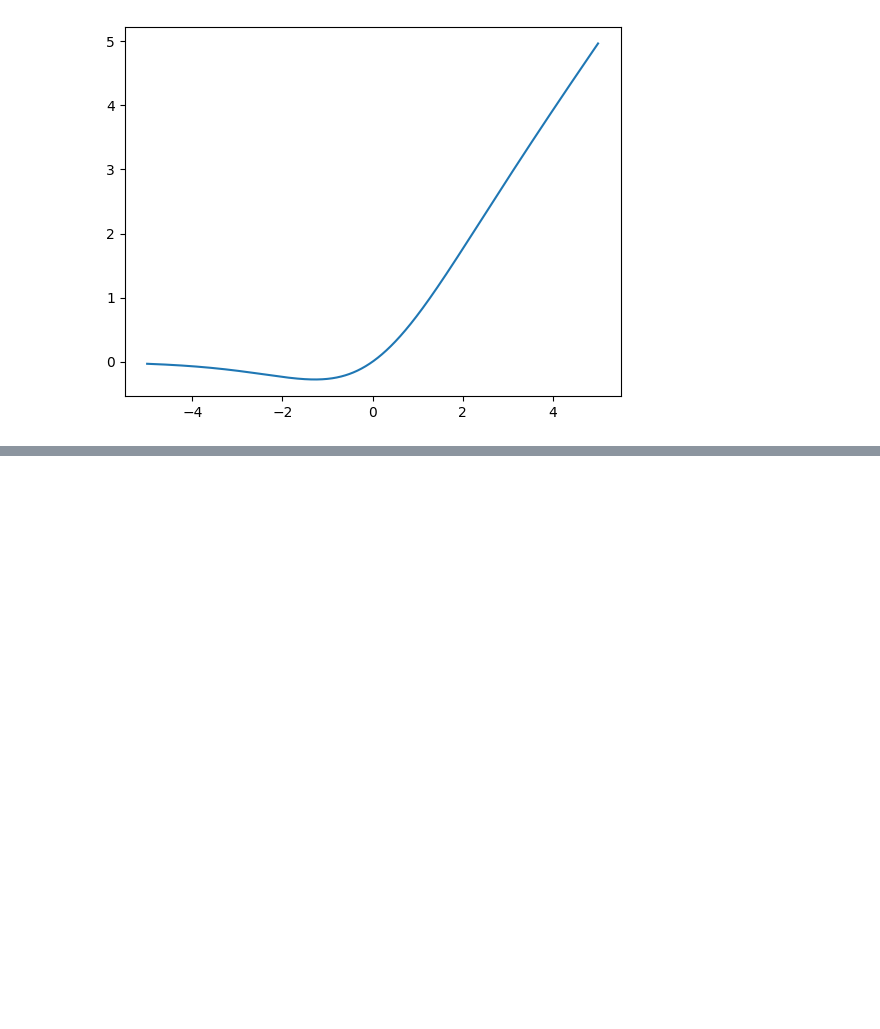
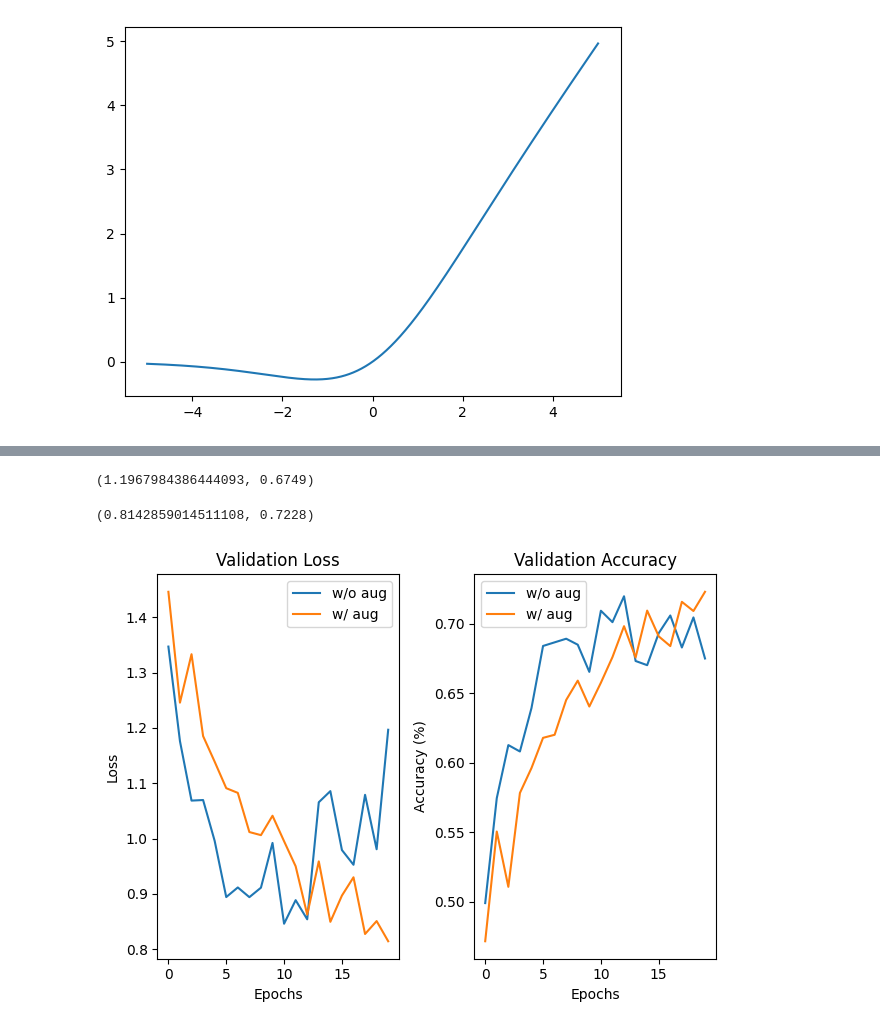
Before and after one commit to 100-hours-a-week/KTB4-grant-AI, a Jupyter notebook: 04/weekly_challenge.ipynb, the cells around one changed output, grey strips where cells are left out. Drawn from its saved outputs; the diff is of its cells as text; code cells hidden in the pictures; blank space fills up the shorter version.

```diff
--- a/04/weekly_challenge.ipynb
+++ b/04/weekly_challenge.ipynb
@@ -148,0 +319,8 @@ plt.show()
+# %%
+in_chans = hyper_params["in_chans"]
+embed_dim = hyper_params["embed_dim"]
+n_classes = hyper_params["n_classes"]
+
+# 모델 초기화
+mlp = MLP(in_chans=in_chans, hidden_size=embed_dim, n_classes=n_classes).to(device)
+cnn = SimpleCNN(in_chans=in_chans, embed_dim=embed_dim, n_classes=n_classes).to(device)
@@ -148,0 +380,57 @@ plt.show()
+# %%
+lr = hyper_params["lr"]
+weight_decay = hyper_params["weight_decay"]
+
+# CNN(증강 X) 학습 및 평가
+optimizer = optim.AdamW(cnn.parameters(), lr=lr, weight_decay=weight_decay)
+criterion = nn.CrossEntropyLoss()
+
+val_losses, val_accs = [], []
+for _ in range(epochs):
+    train_one_epoch(cnn, criterion, train_dataloader, optimizer)
+    val_loss, val_acc = evaluate(cnn, eval_dataloader, criterion, device)
+    val_losses.append(val_loss)
+    val_accs.append(val_acc)
+val_losses[-1], val_accs[-1]
+# %% [output]
+(1.1967984386444093, 0.6749)
+# %%
+cnn_aug = SimpleCNN(in_chans=in_chans, embed_dim=embed_dim, n_classes=n_classes).to(device)
+
+# CNN(증강 O) 학습 및 평가
+optimizer_aug = optim.AdamW(cnn_aug.parameters(), lr=lr, weight_decay=weight_decay)
+
+val_aug_losses, val_aug_accs = [], []
+for _ in range(epochs):
+    train_one_epoch(cnn_aug, criterion, train_aug_dataloader, optimizer_aug)
+    val_aug_loss, val_aug_acc = evaluate(cnn_aug, eval_dataloader, criterion, device)
+    val_aug_losses.append(val_aug_loss)
+    val_aug_accs.append(val_aug_acc)
+val_aug_losses[-1], val_aug_accs[-1]
+# %% [output]
+(0.8142859014511108, 0.7228)
+# %%
+# 증강 유무에 따른 시각화 비교
+fig, axes = plt.subplots(1, 2)
+
+# 손실
+axes[0].plot(range(epochs), val_losses, label="w/o aug")
+axes[0].plot(range(epochs), val_aug_losses, label="w/ aug")
+axes[0].set_title("Validation Loss")
+axes[0].set_xlabel("Epochs")
+axes[0].set_ylabel("Loss")
+axes[0].legend()
+
+# 정확도
+axes[1].plot(range(epochs), val_accs, label="w/o aug")
+axes[1].plot(range(epochs), val_aug_accs, label="w/ aug")
+axes[1].set_title("Validation Accuracy")
+axes[1].set_xlabel("Epochs")
+axes[1].set_ylabel("Accuracy (%)")
+axes[1].legend()
+
+
+plt.tight_layout()
+plt.show()
+# %% [output]
+[figure, added]
```
Also changed, not shown: parts of 20 cells of this notebook.
